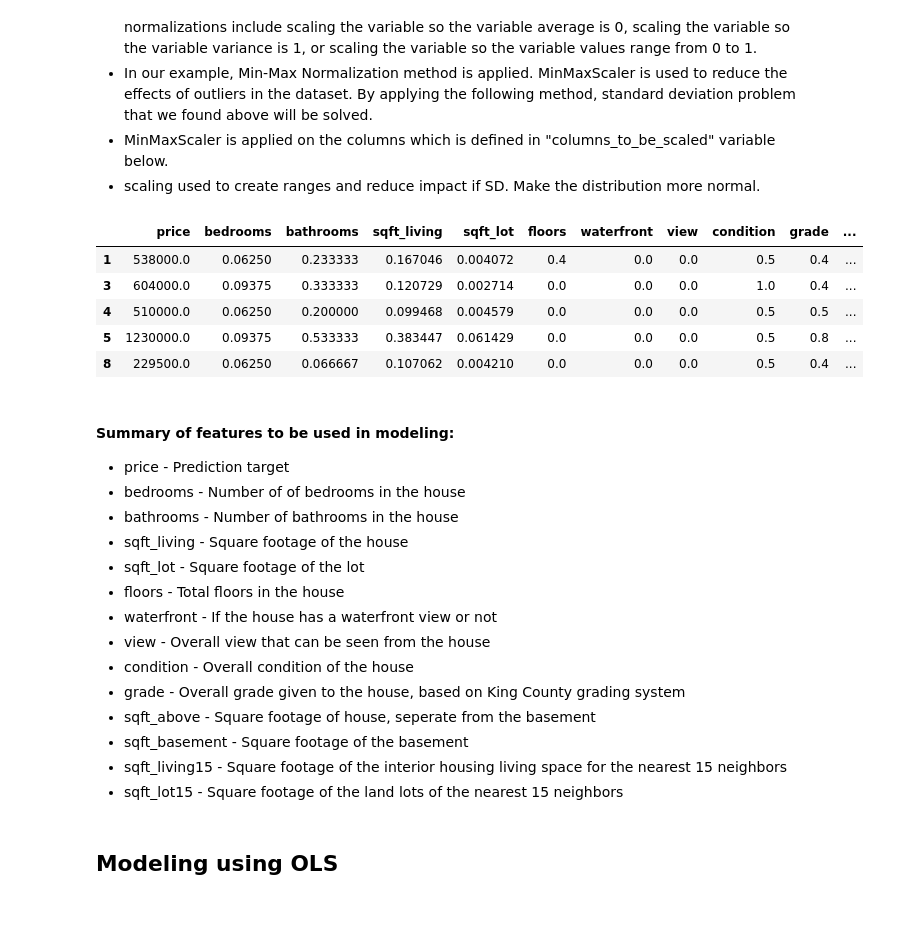
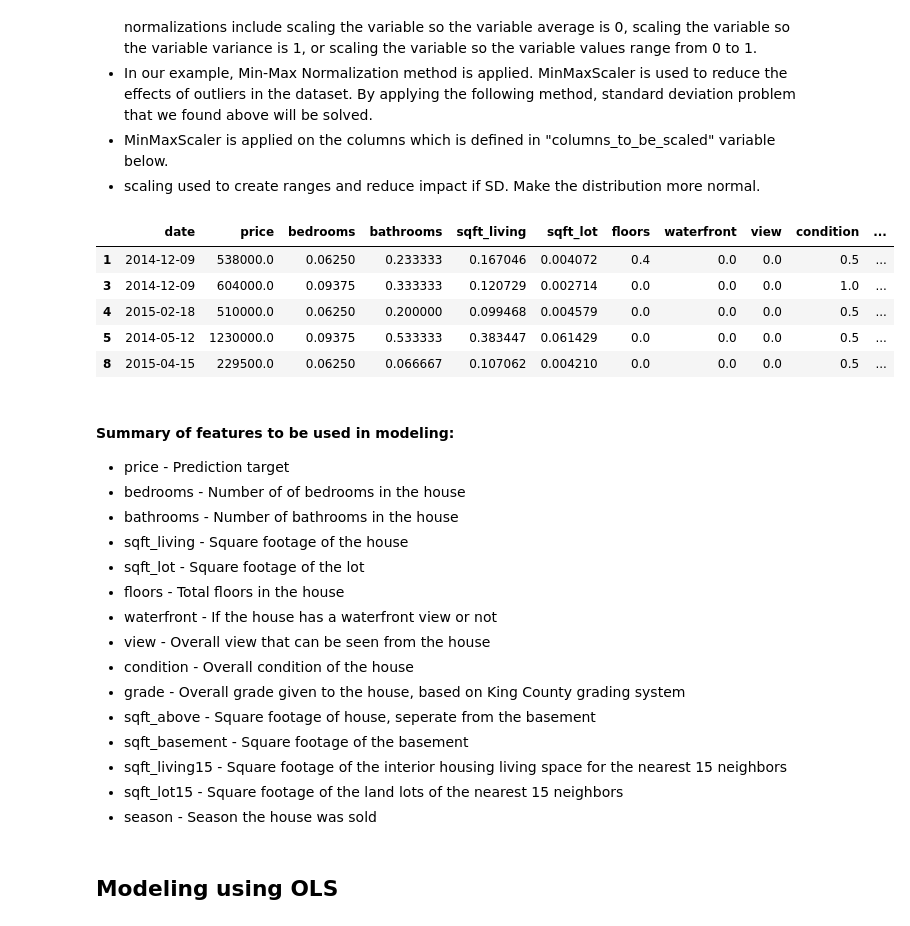
Before and after one commit to simrank3/KC_Housing_Analysis, a Jupyter notebook: student.ipynb, the cells around one changed output. Drawn from its saved outputs; the diff is of its cells as text; code cells hidden in the pictures.

```diff
--- a/student.ipynb
+++ b/student.ipynb
@@ -156,6 +153,9 @@ df['sqft_basement'].replace("?", np.nan, inplace = True)
 # Change datatype of the sqft_basement column, from an object, to an integer
 df['sqft_basement'] = df['sqft_basement'].astype('float64')
 
+# Change datatype of date column, from an object, to datetime
+df['date'] = pd.to_datetime(df['date'])
+
 # Recheck dataframe
 df.info()
 # %% [output]
@@ -198,3 +198,16 @@ df.dropna(subset=['year_renovated','waterfront','view','sqft_basement'],inplace=
 df.isnull().values.any()
 # %% [output]
 False
+# %%
+# Seperating out the data column to a month and year column
+df["date_year"] = df["date"].dt.year
+df['date_month'] = df['date'].dt.month
+
+# Use the month column to creat a season column
+df['season'] = ['WINTER' if (i==1) or (i==2) or (i==3)
+                   else 'SPRING' if (i==4) or (i==5) or (i==6)
+                   else 'SUMMER' if (i==7) or (i==8) or (i==9)
+                   else "AUTUMN" for i in df.date_month]
+
+# Check the values in the newly created season column
+df['season'].value_counts()
@@ -201,3 +240,6 @@ False
+# %%
+# Drop the date_year and date_month columns as they are no longer needed
+df.drop(['date_year', 'date_month'], axis=1, inplace=True)
 # %%
 # Recheck dataframe
 df.info()
@@ -527,3 +590,10 @@ df['grade'] = df['grade'].astype('int64')
+# %%
+# Change the values to show numbers only
+df['season'] = df['season'].replace(['WINTER', 'SPRING', 'SUMMER', 'AUTUMN'],
+                                            ['1', '2', '3', '4'])
+
+# Change datatype of the grade column, from an object, to an integer
+df['season'] = df['season'].astype('int64')
 # %%
 # Recheck dataframe
 df.info()
@@ -625,22 +695,22 @@ memory usage: 2.4 MB
 # %%
 # Scale numerical columns
 numeric_cols = ['bedrooms','bathrooms','sqft_living','sqft_lot','floors','floors','waterfront','view',
-                'sqft_above','condition','grade','sqft_basement','sqft_living15','sqft_lot15']
+                'sqft_above','condition','grade','sqft_basement','sqft_living15','sqft_lot15', 'season']
 transformer = MinMaxScaler()
 
 def scaling(columns):
     return transformer.fit_transform(df[columns].values.reshape(-1,1))
 
 for i in numeric_cols:
     df[i] = scaling(i)
 df.head()
 # %% [output]
-|  | price | bedrooms | bathrooms | sqft_living | sqft_lot | floors | waterfront | view | condition | grade | ... |
-| 1 | 538000.0 | 0.06250 | 0.233333 | 0.167046 | 0.004072 | 0.4 | 0.0 | 0.0 | 0.5 | 0.4 | ... |
-| 3 | 604000.0 | 0.09375 | 0.333333 | 0.120729 | 0.002714 | 0.0 | 0.0 | 0.0 | 1.0 | 0.4 | ... |
-| 4 | 510000.0 | 0.06250 | 0.200000 | 0.099468 | 0.004579 | 0.0 | 0.0 | 0.0 | 0.5 | 0.5 | ... |
-| 5 | 1230000.0 | 0.09375 | 0.533333 | 0.383447 | 0.061429 | 0.0 | 0.0 | 0.0 | 0.5 | 0.8 | ... |
-| 8 | 229500.0 | 0.06250 | 0.066667 | 0.107062 | 0.004210 | 0.0 | 0.0 | 0.0 | 0.5 | 0.4 | ... |
+|  | date | price | bedrooms | bathrooms | sqft_living | sqft_lot | floors | waterfront | view | condition | ... |
+| 1 | 2014-12-09 | 538000.0 | 0.06250 | 0.233333 | 0.167046 | 0.004072 | 0.4 | 0.0 | 0.0 | 0.5 | ... |
+| 3 | 2014-12-09 | 604000.0 | 0.09375 | 0.333333 | 0.120729 | 0.002714 | 0.0 | 0.0 | 0.0 | 1.0 | ... |
+| 4 | 2015-02-18 | 510000.0 | 0.06250 | 0.200000 | 0.099468 | 0.004579 | 0.0 | 0.0 | 0.0 | 0.5 | ... |
+| 5 | 2014-05-12 | 1230000.0 | 0.09375 | 0.533333 | 0.383447 | 0.061429 | 0.0 | 0.0 | 0.0 | 0.5 | ... |
+| 8 | 2015-04-15 | 229500.0 | 0.06250 | 0.066667 | 0.107062 | 0.004210 | 0.0 | 0.0 | 0.0 | 0.5 | ... |
 # %% [markdown]
 #### Summary of features to be used in modeling:
 
@@ -658,6 +728,7 @@ df.head()
 * sqft_basement - Square footage of the basement
 * sqft_living15 - Square footage of the interior housing living space for the nearest 15 neighbors
 * sqft_lot15 - Square footage of the land lots of the nearest 15 neighbors
+* season - Season the house was sold
 # %% [markdown]
 ## Modeling using OLS
 # %% [markdown]
```
Also changed, not shown: parts of 25 cells of this notebook.
